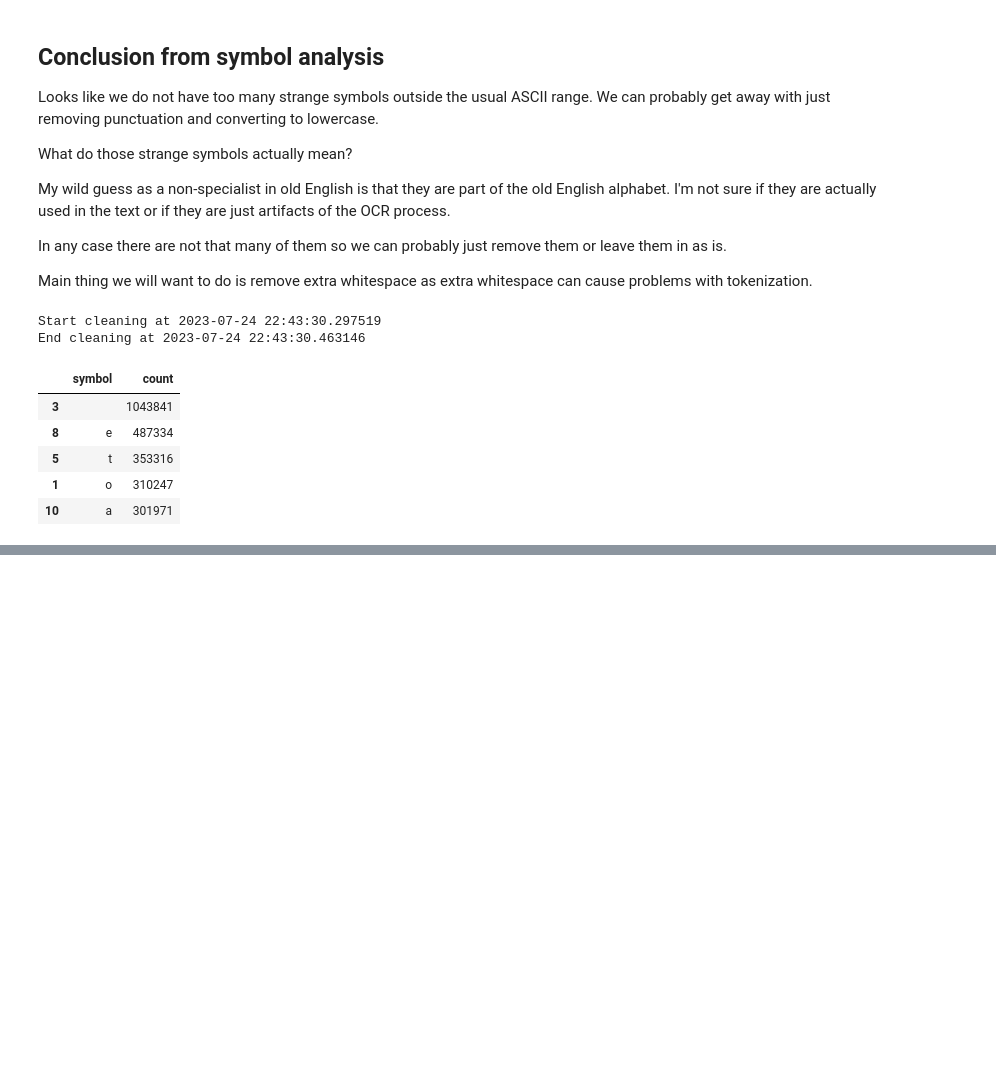
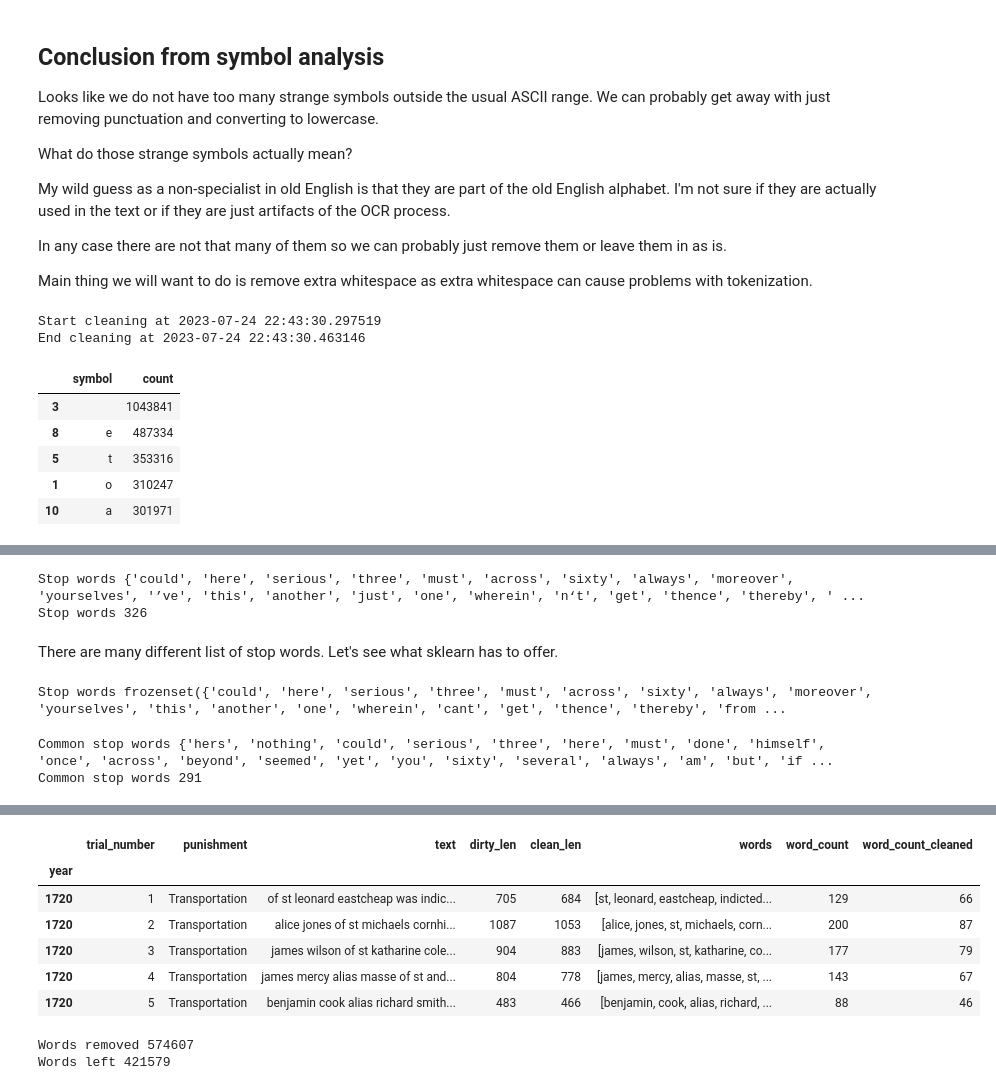
Before and after one commit to ValRCS/BSSDH_2023_workshop, a Jupyter notebook: notebooks/day1_part2_processing.ipynb, the cells around one changed output, grey strips where cells are left out. Saved outputs shown, nothing was run; the diff lists cells and outputs as text; code cells hidden in the pictures; blank space fills up the shorter version.

```diff
--- a/notebooks/day1_part2_processing.ipynb
+++ b/notebooks/day1_part2_processing.ipynb
@@ -255,0 +515,63 @@ df.to_csv(temp_file, index=False)
+# %%
+# let's get a list of all stop words from spacy
+
+# we might need to download en_core_web_sm model first
+# we can do it with python -m spacy download en_core_web_sm
+
+# in jupyter notebook we can do it with !python -m spacy download en_core_web_sm
+
+# first we will load spacy english model
+nlp = spacy.load("en_core_web_sm")
+
+# now we will get a list of all the stop words
+stop_words = nlp.Defaults.stop_words
+print("Stop words", stop_words)
+# there are how many stop words?
+print("Stop words", len(stop_words))
+# %% [output]
+Stop words {'could', 'here', 'serious', 'three', 'must', 'across', 'sixty', 'always', 'moreover', 'yourselves', '’ve', 'this', 'another', 'just', 'one', 'wherein', 'n‘t', 'get', 'thence', 'thereby', ' ...
+Stop words 326
+# %% [markdown]
+There are many different list of stop words.
+Let's see what sklearn has to offer.
+# %%
+# get stop word list from sci-kit learn
+from sklearn.feature_extraction.text import ENGLISH_STOP_WORDS # we could have imported this at the beginning of the notebook
+print("Stop words", ENGLISH_STOP_WORDS)
+# %% [output]
+Stop words frozenset({'could', 'here', 'serious', 'three', 'must', 'across', 'sixty', 'always', 'moreover', 'yourselves', 'this', 'another', 'one', 'wherein', 'cant', 'get', 'thence', 'thereby', 'from ...
+# %%
+# let's see how many are there common between these two lists/sets
+
+# first let's convert stop_words to a set
+stop_words = set(stop_words)
+# now let's get the intersection of these two sets
+common_stop_words = stop_words.intersection(ENGLISH_STOP_WORDS)
+print("Common stop words", common_stop_words)
+# how many common stop words are there?
+print("Common stop words", len(common_stop_words))
+# %% [output]
+Common stop words {'hers', 'nothing', 'could', 'serious', 'three', 'here', 'must', 'done', 'himself', 'once', 'across', 'beyond', 'seemed', 'yet', 'you', 'sixty', 'several', 'always', 'am', 'but', 'if ...
+Common stop words 291
+# %%
+# now let's remove all these stop words from our words list
+# we will use apply function to apply lambda function to each row
+
+# let's define a function that will remove stop words from words list
+
+def remove_stop_words(words):
+    return [word for word in words if word not in common_stop_words]
+# important point is that common_stop_words is a set and not a list, THIS GREATLY SPEEDS UP THE PROCESS
+
+# let's apply this function to all the words in the dataframe
+
+# start of cleaning
+print(f"Start cleaning at {datetime.now()}")
+df['words'] = df.words.apply(remove_stop_words) # this is faster than iterating over each row with iterrows
+print(f"End cleaning at {datetime.now()}")
+# warning - this might take a while on large dataframes
+
+# let's get word count for each row
+df['word_count_cleaned'] = df.words.apply(len) # we could have made our own function here, but we will use len function
+df.head()
+# %% [output]
@@ -255,0 +580,17 @@ df.to_csv(temp_file, index=False)
+|  | trial_number | punishment | text | dirty_len | clean_len | words | word_count | word_count_cleaned |
+| year |  |  |  |  |  |  |  |  |
+| 1720 | 1 | Transportation | of st leonard eastcheap was indic... | 705 | 684 | [st, leonard, eastcheap, indicted... | 129 | 66 |
+| 1720 | 2 | Transportation | alice jones of st michaels cornhi... | 1087 | 1053 | [alice, jones, st, michaels, corn... | 200 | 87 |
+| 1720 | 3 | Transportation | james wilson of st katharine cole... | 904 | 883 | [james, wilson, st, katharine, co... | 177 | 79 |
+| 1720 | 4 | Transportation | james mercy alias masse of st and... | 804 | 778 | [james, mercy, alias, masse, st, ... | 143 | 67 |
+| 1720 | 5 | Transportation | benjamin cook alias richard smith... | 483 | 466 | [benjamin, cook, alias, richard, ... | 88 | 46 |
+# %%
+## How many words did we remove?
+
+print("Words removed", df['word_count'].sum() - df['word_count_cleaned'].sum())
+# simply subtract word_count_cleaned from word_count
+# how many words do we have left
+print("Words left", df['word_count_cleaned'].sum())
+# %% [output]
+Words removed 574607
+Words left 421579
```
Also changed, not shown: parts of 27 cells of this notebook.
